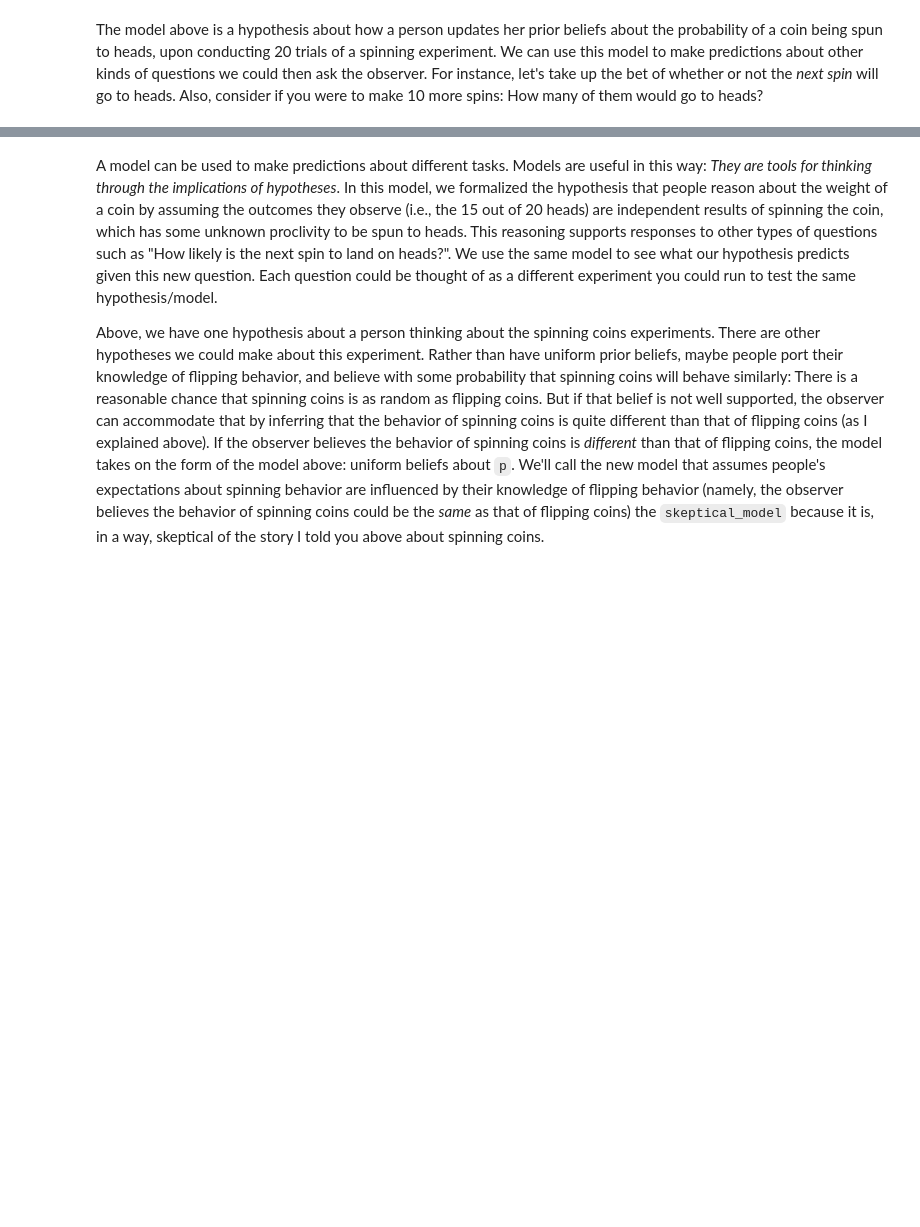
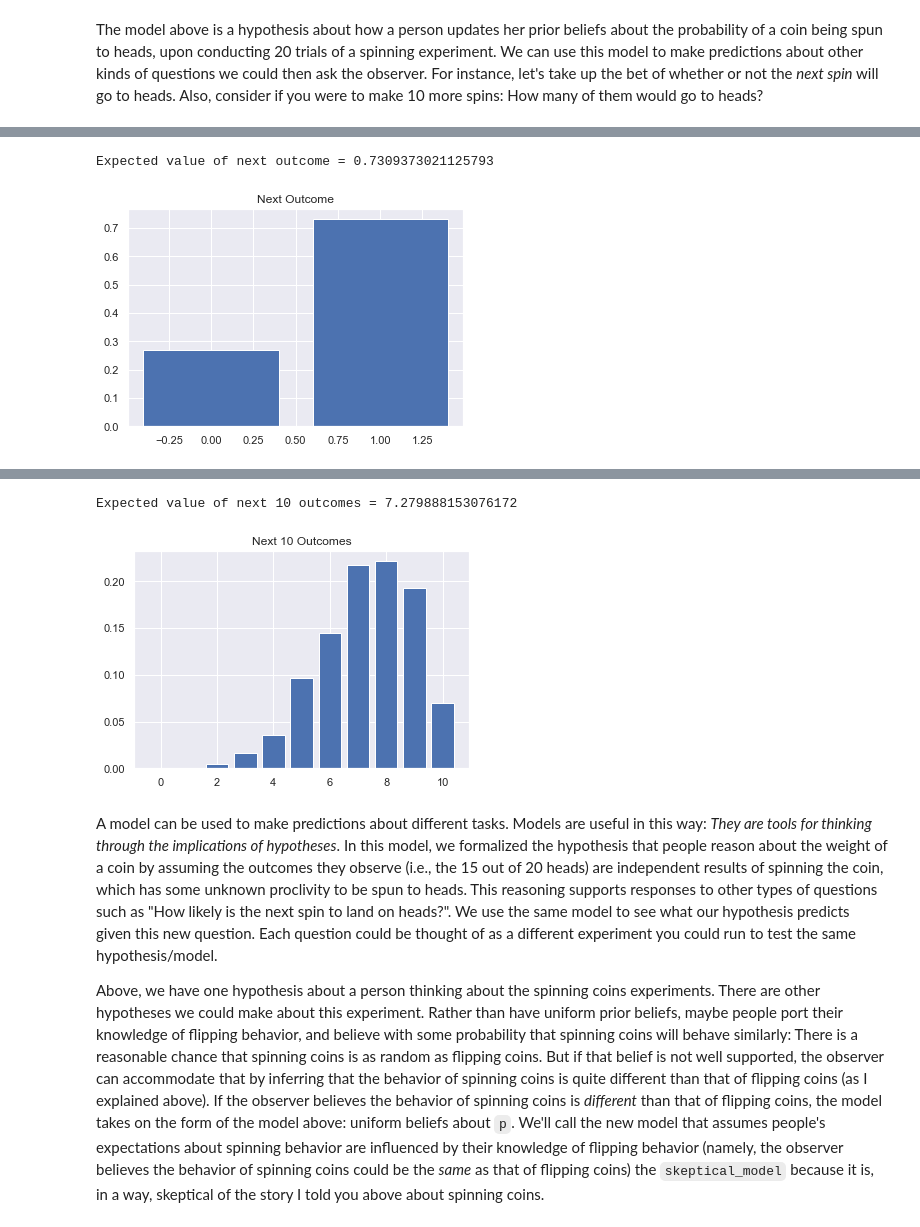
Before and after one commit to ebigelow/probmods-pyro, a Jupyter notebook: chapters/Chapter 6 - Bayesian Data Analysis.ipynb, the cells around one changed output, grey strips where cells are left out. Drawn from its saved outputs; the diff is of its cells as text; code cells hidden in the pictures; blank space fills up the shorter version.

```diff
--- a/chapters/Chapter 6 - Bayesian Data Analysis.ipynb
+++ b/chapters/Chapter 6 - Bayesian Data Analysis.ipynb
@@ -155,17 +108,28 @@ The model above is a hypothesis about how a person updates her prior beliefs abo
 We can use this model to make predictions about other kinds of questions we could then ask the observer.
 For instance, let's take up the bet of whether or not the *next spin* will go to heads.
 Also, consider if you were to make 10 more spins: How many of them would go to heads?
-# %%
-observer_model = function(){
-  p = dist.Uniform(0, 1)
-  coin_spinner = dist.Binomial({n:20, p:p})
-  observe(coin_spinner, 15)
-  return {
-    next_outcome: bernoulli(p),
-    next_ten_outcomes: dist.Binomial(p, 10)
-  }
-}
-
-opts = {method: "rejection", samples: 5000}
-posterior_beliefs = Infer(opts, observer_model)
-viz_marginals(posterior_beliefs)
+# %%
+def observer_model():
+    p = pyro.sample('p', dist.Uniform(0, 1))
+    coin_spinner = dist.Binomial(20, p)
+    pyro.sample('heads_coins', coin_spinner, obs=torch.Tensor([15.]))
+
+    next_outcome = dist.Bernoulli(p).sample()
+    next_ten_outcomes = dist.Binomial(10, p).sample()
+
+    return next_outcome, next_ten_outcomes
+
+next_outcome_post = Infer(
+    lambda: observer_model()[0],
+    posterior_method="rejection", num_samples=5000
+)
+print("Expected value of next outcome = {}".format(expectation(next_outcome_post)))
+viz(next_outcome_post, title='Next Outcome')
+
+next_ten_outcomes_post = Infer(
+    lambda: observer_model()[1],
+    posterior_method="rejection", num_samples=5000
+)
+print("Expected value of next 10 outcomes = {}".format(expectation(next_ten_outcomes_post)))
+viz(next_ten_outcomes_post,title='Next 10 Outcomes')
+# %% [output]
@@ -171,0 +137,2 @@ viz_marginals(posterior_beliefs)
+Expected value of next outcome = 0.7309373021125793
+[figure, added]
@@ -172,3 +140,5 @@ viz_marginals(posterior_beliefs)
+Expected value of next 10 outcomes = 7.279888153076172
+[figure, added]
 # %% [markdown]
 A model can be used to make predictions about different tasks.
 Models are useful in this way: *They are tools for thinking through the implications of hypotheses*.
```
Also changed, not shown: parts of 9 cells of this notebook, 2 other files.
